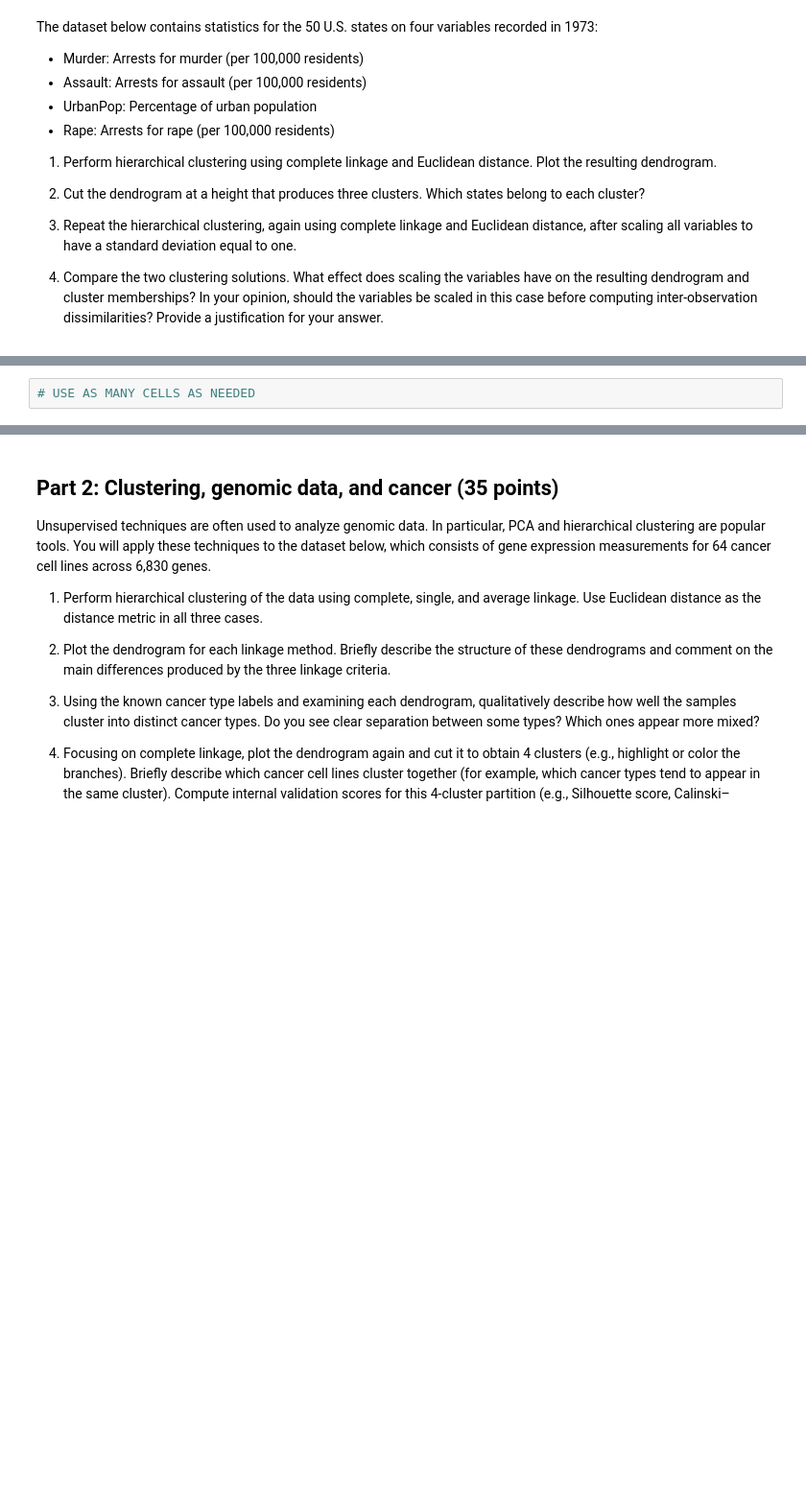
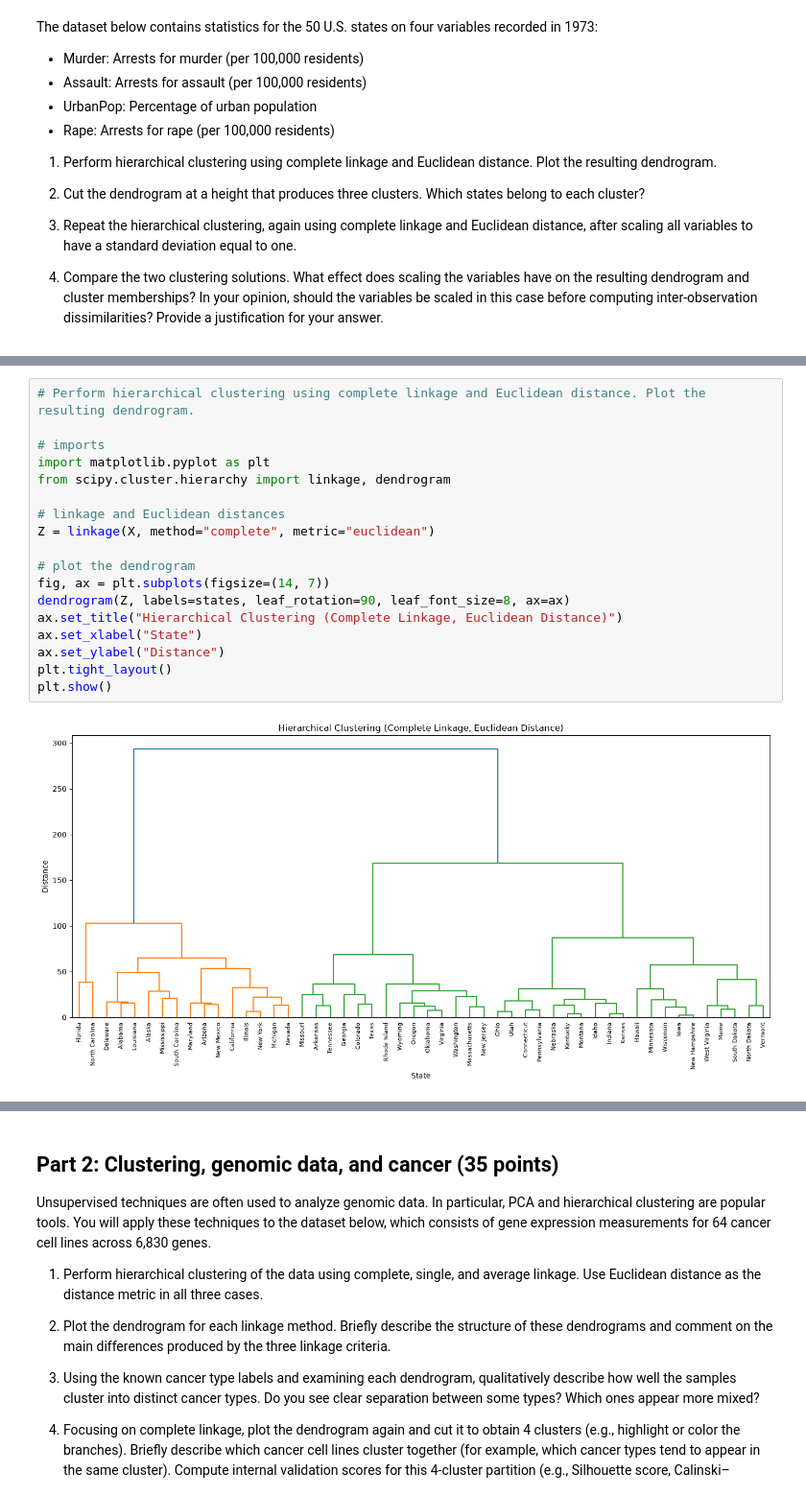
Before and after one commit to natalie-s11/ds4021_lab8, a Jupyter notebook: 08-clustering-real-data.ipynb, the cells around one changed output, grey strips where cells are left out. Shown at 96% size. Drawn from its saved outputs; the diff is of its cells as text; blank space fills up the shorter version.

```diff
--- a/08-clustering-real-data.ipynb
+++ b/08-clustering-real-data.ipynb
@@ -46,2 +53,20 @@ X.head() # This is the dataset to use
-# %%
-# USE AS MANY CELLS AS NEEDED
+# %%
+# Perform hierarchical clustering using complete linkage and Euclidean distance. Plot the resulting dendrogram.
+
+# imports
+import matplotlib.pyplot as plt
+from scipy.cluster.hierarchy import linkage, dendrogram
+
+# linkage and Euclidean distances
+Z = linkage(X, method="complete", metric="euclidean")
+
+# plot the dendrogram
+fig, ax = plt.subplots(figsize=(14, 7))
+dendrogram(Z, labels=states, leaf_rotation=90, leaf_font_size=8, ax=ax)
+ax.set_title("Hierarchical Clustering (Complete Linkage, Euclidean Distance)")
+ax.set_xlabel("State")
+ax.set_ylabel("Distance")
+plt.tight_layout()
+plt.show()
+# %% [output]
+[figure, added]
```
Also changed, not shown: parts of 8 cells of this notebook.
